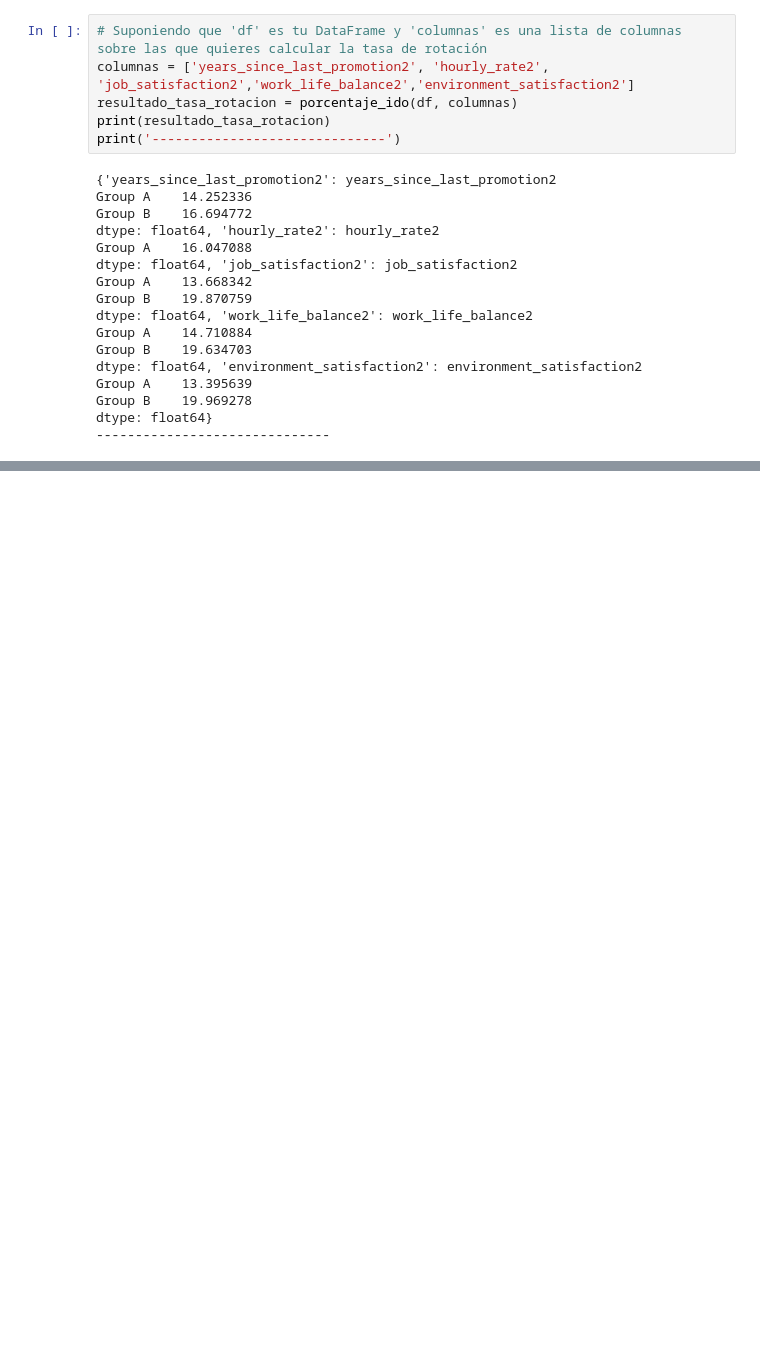
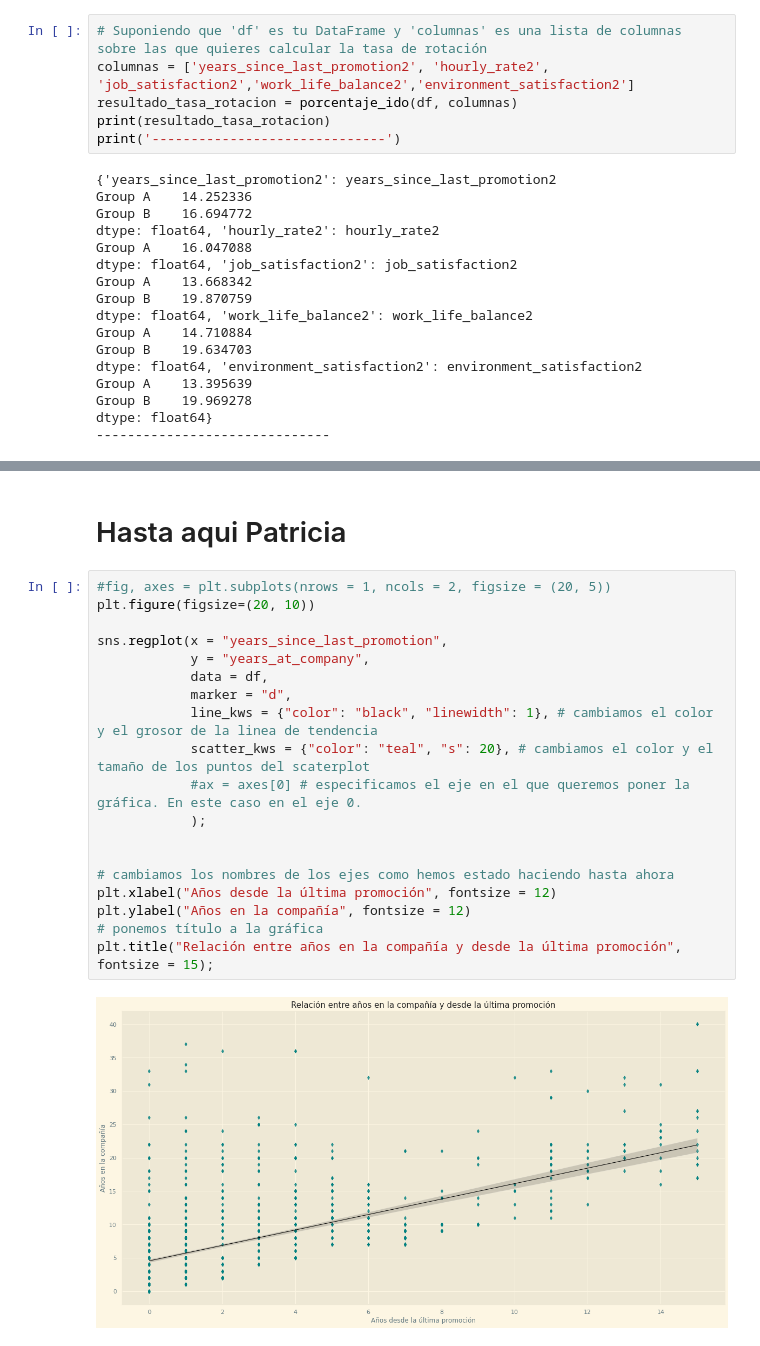
Before and after one commit to Adalab/proyecto-da-promo-Farzana-modulo3-team3-, a Jupyter notebook: ABTesting.ipynb, the cells around one changed output, grey strips where cells are left out. Drawn from its saved outputs; the diff is of its cells as text; blank space fills up the shorter version.

```diff
--- a/ABTesting.ipynb
+++ b/ABTesting.ipynb
@@ -112,0 +160,23 @@ dtype: float64}
+# %% [markdown]
+# Hasta aqui Patricia
+# %%
+#fig, axes = plt.subplots(nrows = 1, ncols = 2, figsize = (20, 5))
+plt.figure(figsize=(20, 10))
+
+sns.regplot(x = "years_since_last_promotion",
+            y = "years_at_company",
+            data = df,
+            marker = "d",
+            line_kws = {"color": "black", "linewidth": 1}, # cambiamos el color y el grosor de la linea de tendencia
+            scatter_kws = {"color": "teal", "s": 20}, # cambiamos el color y el tamaño de los puntos del scaterplot
+            #ax = axes[0] # especificamos el eje en el que queremos poner la gráfica. En este caso en el eje 0.
+            );
+
+
+# cambiamos los nombres de los ejes como hemos estado haciendo hasta ahora
+plt.xlabel("Años desde la última promoción", fontsize = 12)
+plt.ylabel("Años en la compañía", fontsize = 12)
+# ponemos título a la gráfica
+plt.title("Relación entre años en la compañía y desde la última promoción", fontsize = 15);
+# %% [output]
+[figure, added]
```
Also changed, not shown: parts of 9 cells of this notebook.
